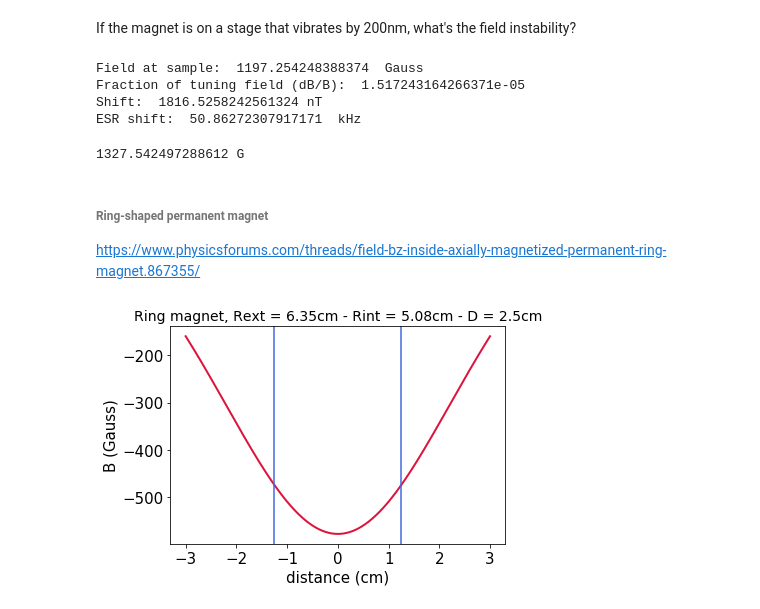
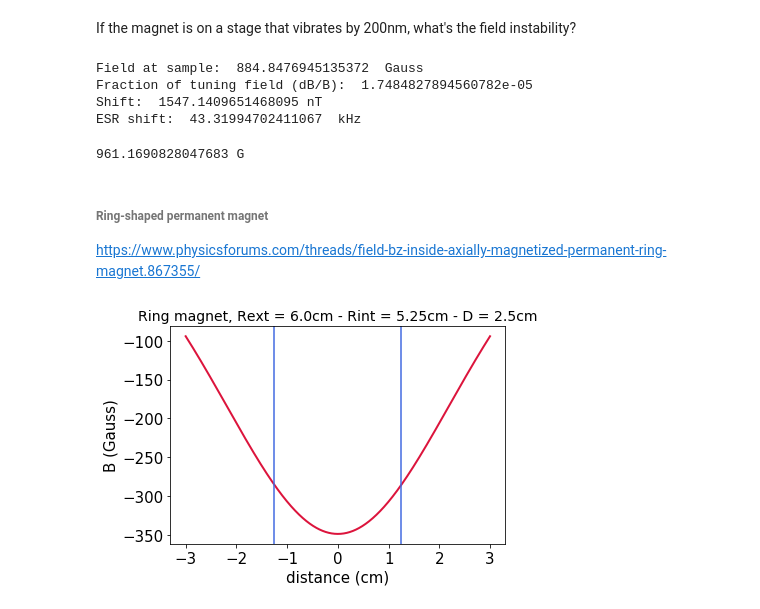
Before and after one commit to NunoEdgarGub1/simulations, a Jupyter notebook: scripts/_cristian_varia/permanent_magnet.ipynb, the cells around one changed output. Cells and saved outputs as stored; diff of their text form; code cells hidden in the pictures.

```diff
--- a/scripts/_cristian_varia/permanent_magnet.ipynb
+++ b/scripts/_cristian_varia/permanent_magnet.ipynb
@@ -69,7 +69,7 @@ If the magnet is on a stage that vibrates by 200nm, what's the field instability
 # %%
 # Magnet inside the cryo for fine alignment
 Br = 14200 # residual induction (G)
-D = 18 #magnet diameter (mm)
+D = 14 #magnet diameter (mm)
 L0 = 10 #magnet thickness (mm)
 
 R = 0.5*D*1e-3
@@ -85,20 +85,20 @@ print ("Fraction of tuning field (dB/B): ", abs(B1-B0)/B0)
 print ("Shift: ", 1e9*dB_tesla, "nT")
 print ("ESR shift: ", 28e6*dB_tesla, " kHz")
 # %% [output]
-Field at sample:  1197.254248388374  Gauss
-Fraction of tuning field (dB/B):  1.517243164266371e-05
-Shift:  1816.5258242561324 nT
-ESR shift:  50.86272307917171  kHz
+Field at sample:  884.8476945135372  Gauss
+Fraction of tuning field (dB/B):  1.7484827894560782e-05
+Shift:  1547.1409651468095 nT
+ESR shift:  43.31994702411067  kHz
 # %%
 # Halbach array - theoretical limit
 Br = 12600 #residual induction (G)
-r_ext = 150
-r_int = 135
+r_ext = 145
+r_int = 95*(2**0.5)
 
 B_max = Br *np.log (r_ext/r_int)
 print (B_max, 'G')
 # %% [output]
-1327.542497288612 G
+961.1690828047683 G
 # %% [markdown]
 ###### Ring-shaped permanent magnet
 
@@ -106,23 +106,23 @@ https://www.physicsforums.com/threads/field-bz-inside-axially-magnetized-permane
 # %%
 # RING MAGNET
 Br = 12600 # residual induction (G)
-Rext = 0.127/2 #ring external radius (m)
-Rint = 0.1016/2 #ring internal radius (m)
+Rext = 0.120/2 #ring external radius (m)
+Rint = 0.105/2 #ring internal radius (m)
 D = 0.025 #magnet thickness (m)
 
 z = np.linspace (-0.03-D/2,0.03-D/2, 1000) #distance from magnet (m)
 X1 = (D+z)/(Rext**2+(D+z)**2)**0.5
 X2 = z/(Rext**2+z**2)**0.5
 X3 = (D+z)/(Rint**2+(D+z)**2)**0.5
 X4 = z/(Rint**2+z**2)**0.5
 B = 0.5*Br*(X1-X2-(X3-X4))
 
 plt.plot ((z+D/2)*100, B, color = 'crimson', linewidth = 2)
 plt.xlabel ('distance (cm)', fontsize = 15)
 plt.ylabel ('B (Gauss)', fontsize = 15)
 plt.axvline (x=100*D/2,  color = 'royalblue')
 plt.axvline (x=-100*D/2,  color = 'royalblue')
 plt.title ('Ring magnet, Rext = '+ str(Rext*100)+'cm - Rint = '+str(Rint*100)+ 'cm - D = '+str(D*100)+ 'cm', fontsize = 14)
 plt.show()
 # %% [output]
-[figure, old version]
+[figure, new version]
```
Also changed, not shown: parts of 2 cells of this notebook, 2 other files.
